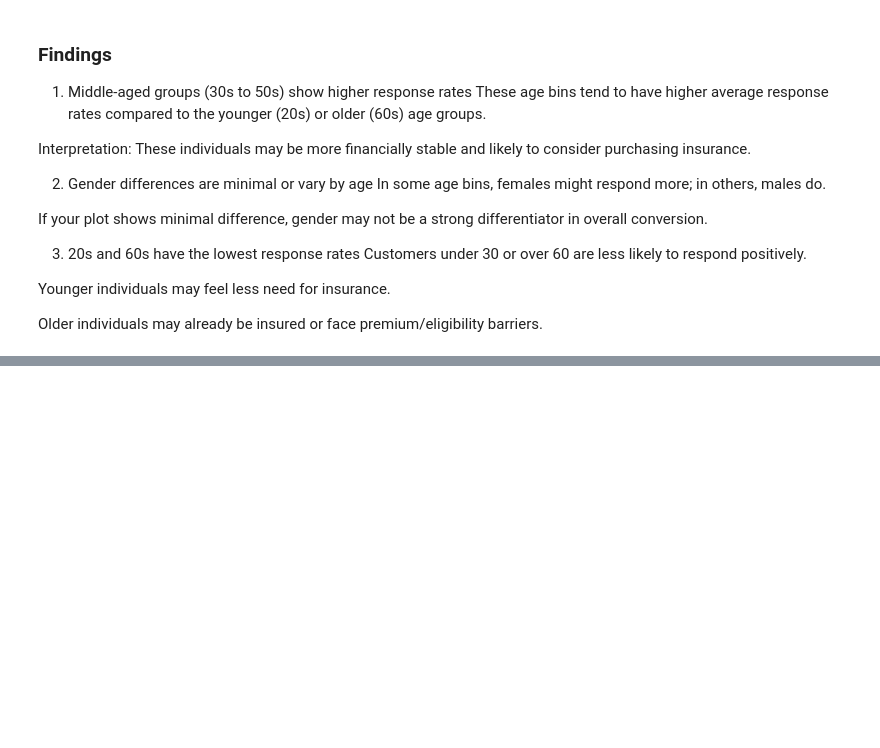
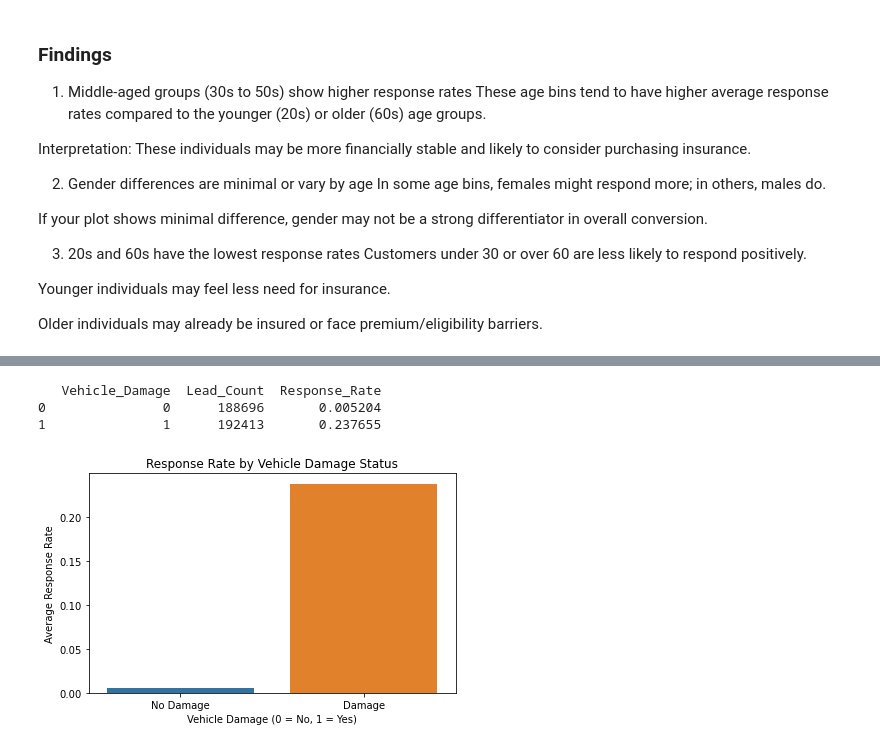
Before and after one commit to samkemboi12/Insurance-Cross-Sell-Prediction, a Jupyter notebook: Untitled.ipynb, the cells around one changed output, grey strips where cells are left out. Saved outputs shown, nothing was run; the diff lists cells and outputs as text; code cells hidden in the pictures; blank space fills up the shorter version.

```diff
--- a/Untitled.ipynb
+++ b/Untitled.ipynb
@@ -338,0 +361,24 @@ plt.show()
+# %%
+df['Vehicle_Damage'] = df['Vehicle_Damage'].map({'Yes': 1, 'No': 0})  # if not already numeric
+
+vehicle_damage_response = df.groupby('Vehicle_Damage')['Response'].agg(['count', 'mean']).reset_index()
+vehicle_damage_response.columns = ['Vehicle_Damage', 'Lead_Count', 'Response_Rate']
+print(vehicle_damage_response)
+# %% [output]
+   Vehicle_Damage  Lead_Count  Response_Rate
+0               0      188696       0.005204
+1               1      192413       0.237655
+# %%
+import seaborn as sns
+import matplotlib.pyplot as plt
+
+plt.figure(figsize=(6, 4))
+sns.barplot(data=vehicle_damage_response, x='Vehicle_Damage', y='Response_Rate')
+plt.title('Response Rate by Vehicle Damage Status')
+plt.xlabel('Vehicle Damage (0 = No, 1 = Yes)')
+plt.ylabel('Average Response Rate')
+plt.xticks([0, 1], ['No Damage', 'Damage'])
+plt.tight_layout()
+plt.show()
+# %% [output]
+[figure, added]
```
Also changed, not shown: parts of 47 cells of this notebook.
